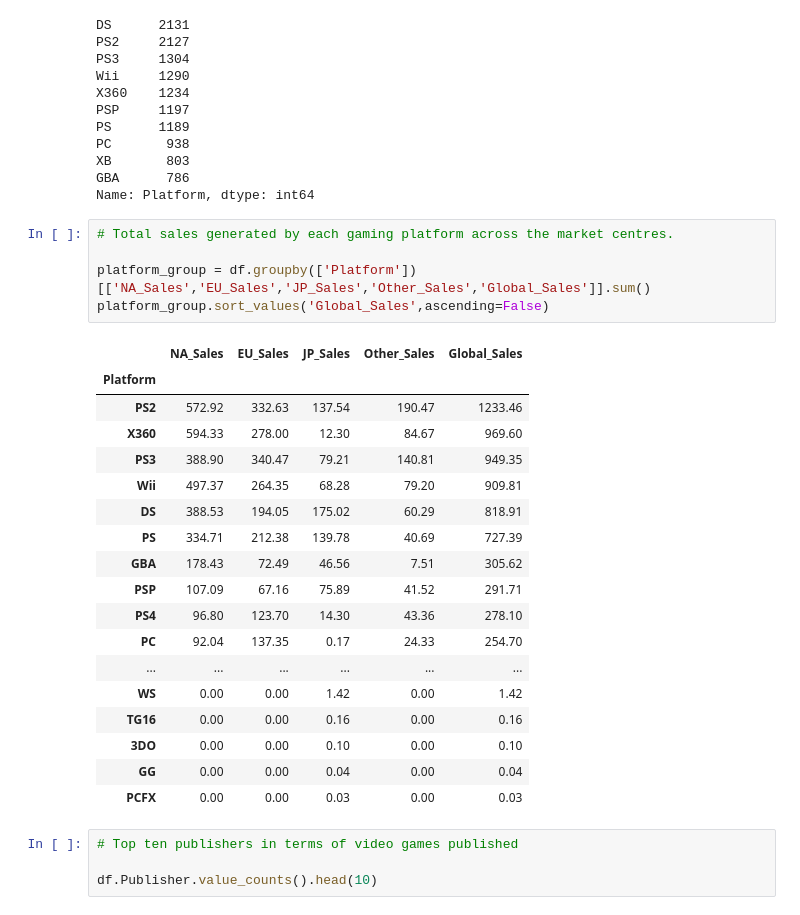
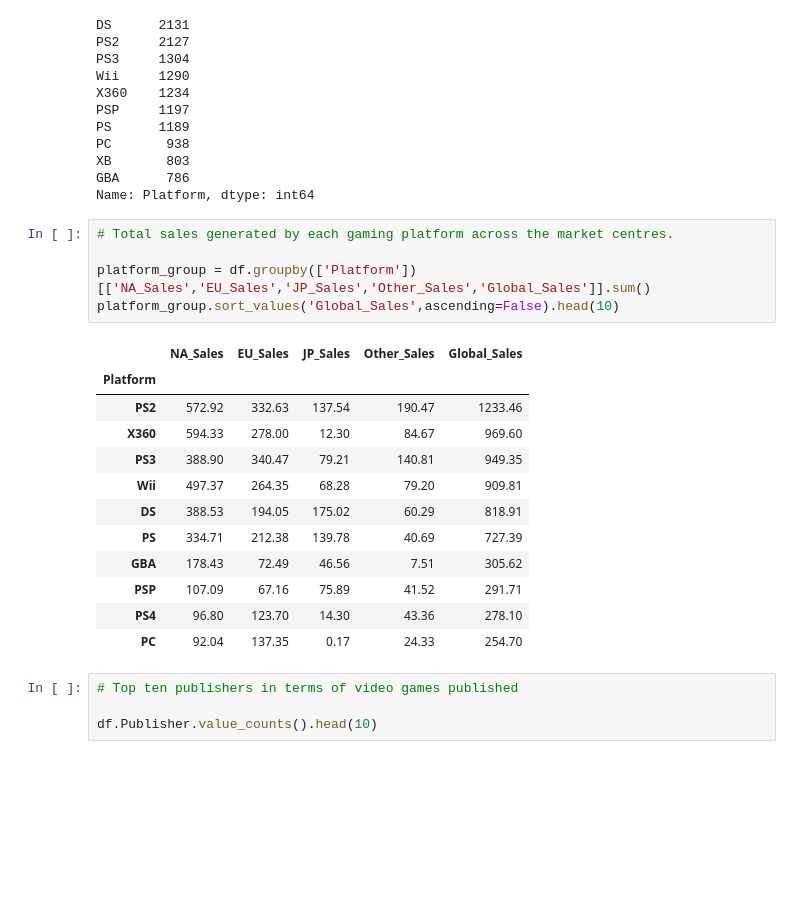
Before and after one commit to JMDUKU/GROUP-K-EDA-PROJECT, a Jupyter notebook: Group K EDA project.ipynb, the cells around one changed output. Drawn from its saved outputs; the diff is of its cells as text; blank space fills up the shorter version.

```diff
--- a/Group K EDA project.ipynb
+++ b/Group K EDA project.ipynb
@@ -220,27 +221,21 @@ Name: Platform, dtype: int64
 # %%
 # Total sales generated by each gaming platform across the market centres.
 
 platform_group = df.groupby(['Platform'])[['NA_Sales','EU_Sales','JP_Sales','Other_Sales','Global_Sales']].sum()
-platform_group.sort_values('Global_Sales',ascending=False)
+platform_group.sort_values('Global_Sales',ascending=False).head(10)
 # %% [output]
 |  | NA_Sales | EU_Sales | JP_Sales | Other_Sales | Global_Sales |
 | Platform |  |  |  |  |  |
 | PS2 | 572.92 | 332.63 | 137.54 | 190.47 | 1233.46 |
 | X360 | 594.33 | 278.00 | 12.30 | 84.67 | 969.60 |
 | PS3 | 388.90 | 340.47 | 79.21 | 140.81 | 949.35 |
 | Wii | 497.37 | 264.35 | 68.28 | 79.20 | 909.81 |
 | DS | 388.53 | 194.05 | 175.02 | 60.29 | 818.91 |
 | PS | 334.71 | 212.38 | 139.78 | 40.69 | 727.39 |
 | GBA | 178.43 | 72.49 | 46.56 | 7.51 | 305.62 |
 | PSP | 107.09 | 67.16 | 75.89 | 41.52 | 291.71 |
 | PS4 | 96.80 | 123.70 | 14.30 | 43.36 | 278.10 |
 | PC | 92.04 | 137.35 | 0.17 | 24.33 | 254.70 |
-| ... | ... | ... | ... | ... | ... |
-| WS | 0.00 | 0.00 | 1.42 | 0.00 | 1.42 |
-| TG16 | 0.00 | 0.00 | 0.16 | 0.00 | 0.16 |
-| 3DO | 0.00 | 0.00 | 0.10 | 0.00 | 0.10 |
-| GG | 0.00 | 0.00 | 0.04 | 0.00 | 0.04 |
-| PCFX | 0.00 | 0.00 | 0.03 | 0.00 | 0.03 |
 # %%
 # Top ten publishers in terms of video games published
 
```
Also changed, not shown: parts of 5 cells of this notebook, 1 other file.
